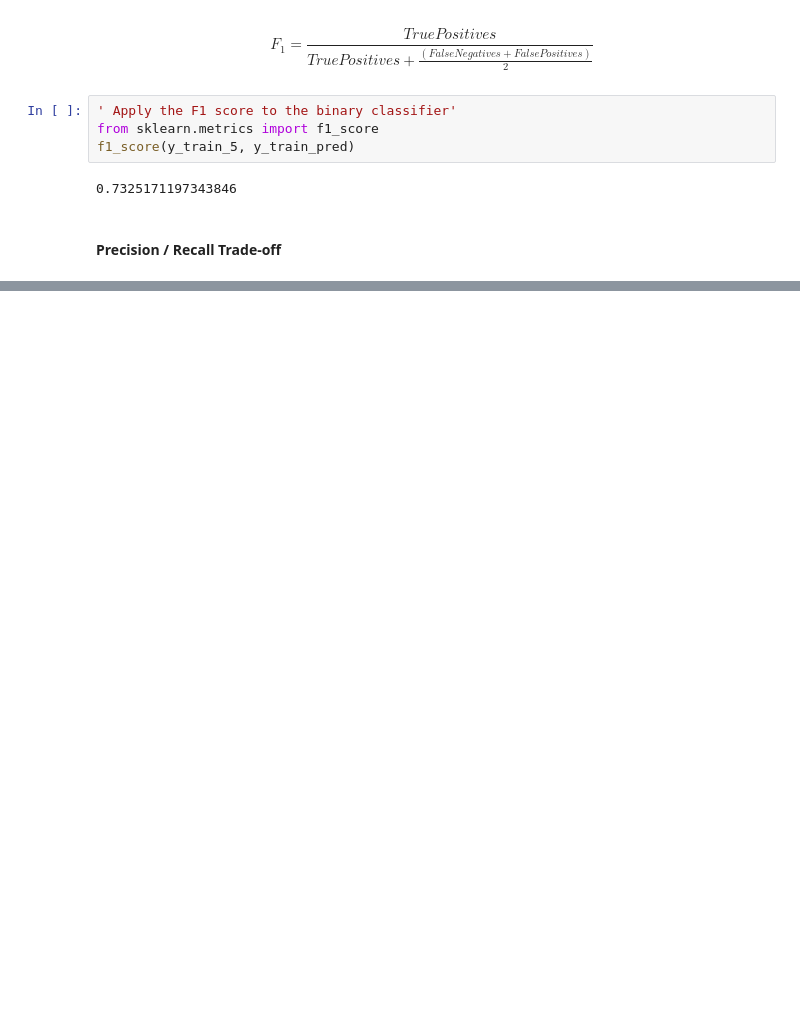
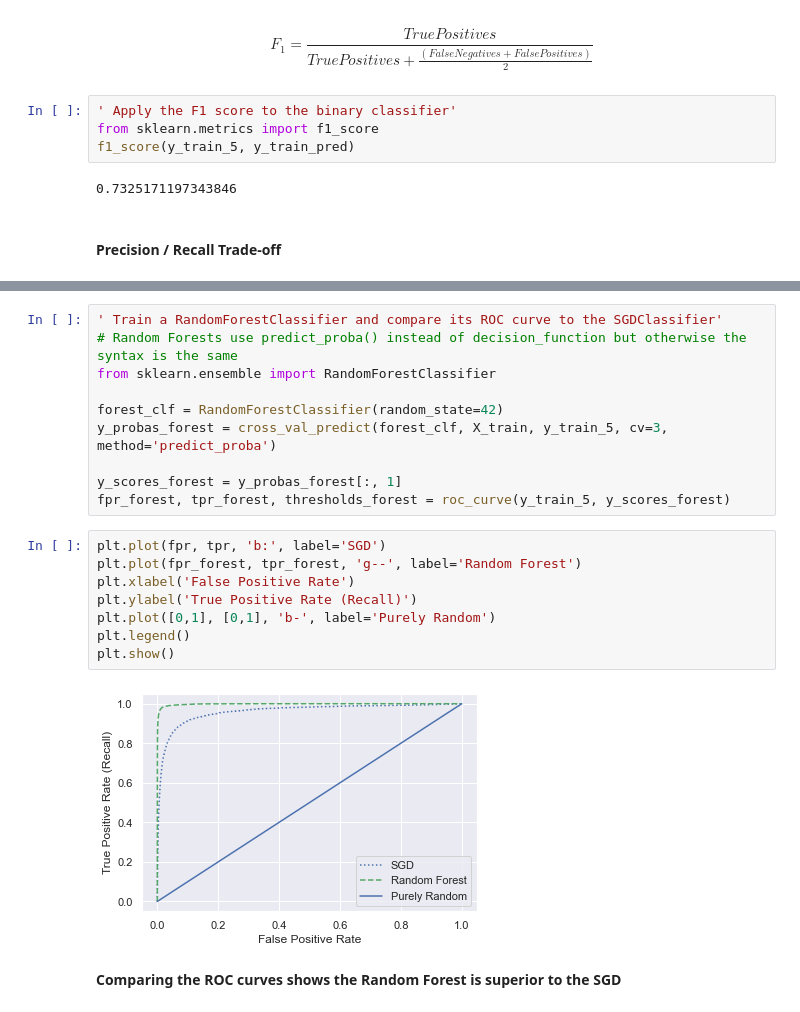
Before and after one commit to HyerQuality/O-Reilly-Hands-On-Machine-Learning, a Jupyter notebook: Chapter 3/Chapter 3 - Classification.ipynb, the cells around one changed output, grey strips where cells are left out. Saved outputs shown, nothing was run; the diff lists cells and outputs as text; blank space fills up the shorter version.

```diff
--- a/Chapter 3/Chapter 3 - Classification.ipynb
+++ b/Chapter 3/Chapter 3 - Classification.ipynb
@@ -190,0 +279,22 @@ f1_score(y_train_5, y_train_pred)
+# %%
+' Train a RandomForestClassifier and compare its ROC curve to the SGDClassifier'
+# Random Forests use predict_proba() instead of decision_function but otherwise the syntax is the same
+from sklearn.ensemble import RandomForestClassifier
+
+forest_clf = RandomForestClassifier(random_state=42)
+y_probas_forest = cross_val_predict(forest_clf, X_train, y_train_5, cv=3, method='predict_proba')
+
+y_scores_forest = y_probas_forest[:, 1]
+fpr_forest, tpr_forest, thresholds_forest = roc_curve(y_train_5, y_scores_forest)
+# %%
+plt.plot(fpr, tpr, 'b:', label='SGD')
+plt.plot(fpr_forest, tpr_forest, 'g--', label='Random Forest')
+plt.xlabel('False Positive Rate')
+plt.ylabel('True Positive Rate (Recall)')
+plt.plot([0,1], [0,1], 'b-', label='Purely Random')
+plt.legend()
+plt.show()
+# %% [output]
+[figure, added]
+# %% [markdown]
+<b> Comparing the ROC curves shows the Random Forest is superior to the SGD </b>
```
Also changed, not shown: parts of 22 cells of this notebook.
